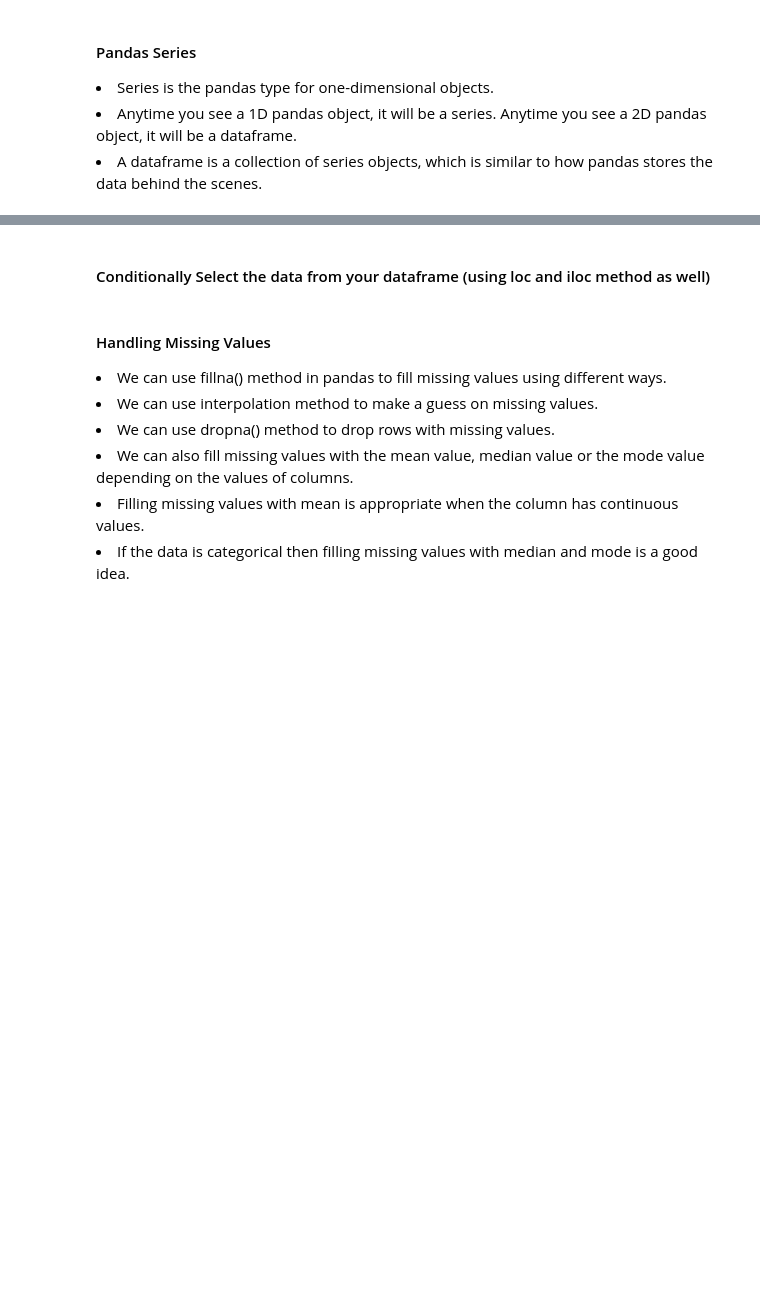
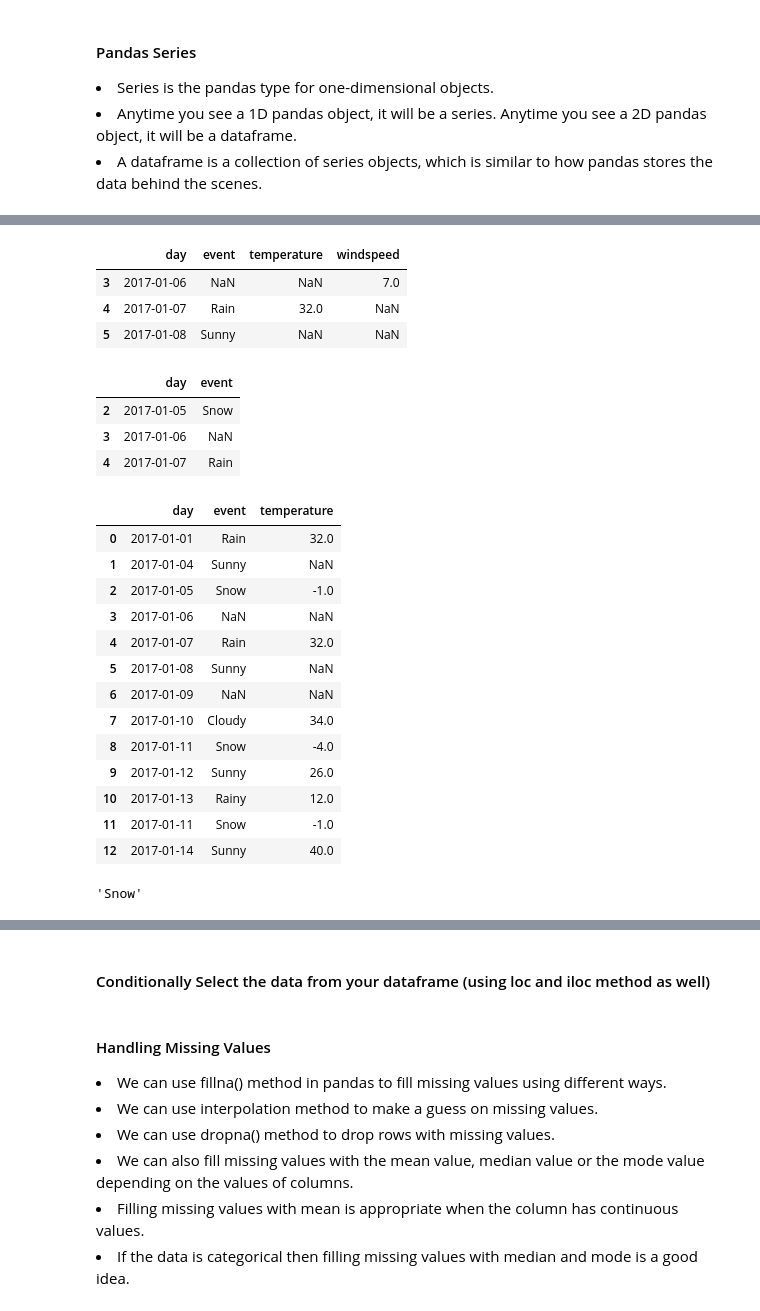
Before and after one commit to prabhat-123/Python_For_Data_Science, a Jupyter notebook: pandas_basics.ipynb, the cells around one changed output, grey strips where cells are left out. Cells and saved outputs as stored; diff of their text form; code cells hidden in the pictures; blank space fills up the shorter version.

Commit message:
selecting rows, selecting columns, dropping columns in pandas dataframe

```diff
--- a/pandas_basics.ipynb
+++ b/pandas_basics.ipynb
@@ -708,0 +984,3 @@ df["column_name"]
+# %%
+weather_df.reset_index(inplace = True)
+weather_df.head()
@@ -708,0 +994,3 @@ df["column_name"]
+# %%
+weather_df.set_index('event', inplace = True)
+weather_df.head()
@@ -708,0 +1018,3 @@ df["column_name"]
+# %%
+weather_df = weather_df.reset_index().set_index('day')
+weather_df.head()
@@ -709,2 +1043,39 @@ df["column_name"]
+# %%
+weather_df.reset_index(inplace = True)
+# %%
+weather_df[3:6]
+# %% [output]
+|  | day | event | temperature | windspeed |
+| 3 | 2017-01-06 | NaN | NaN | 7.0 |
+| 4 | 2017-01-07 | Rain | 32.0 | NaN |
+| 5 | 2017-01-08 | Sunny | NaN | NaN |
+# %%
+weather_df.iloc[2:5, :2]
+# %% [output]
+|  | day | event |
+| 2 | 2017-01-05 | Snow |
+| 3 | 2017-01-06 | NaN |
+| 4 | 2017-01-07 | Rain |
+# %%
+weather_df.iloc[:,:3]
+# %% [output]
+|  | day | event | temperature |
+| 0 | 2017-01-01 | Rain | 32.0 |
+| 1 | 2017-01-04 | Sunny | NaN |
+| 2 | 2017-01-05 | Snow | -1.0 |
+| 3 | 2017-01-06 | NaN | NaN |
+| 4 | 2017-01-07 | Rain | 32.0 |
+| 5 | 2017-01-08 | Sunny | NaN |
+| 6 | 2017-01-09 | NaN | NaN |
+| 7 | 2017-01-10 | Cloudy | 34.0 |
+| 8 | 2017-01-11 | Snow | -4.0 |
+| 9 | 2017-01-12 | Sunny | 26.0 |
+| 10 | 2017-01-13 | Rainy | 12.0 |
+| 11 | 2017-01-11 | Snow | -1.0 |
+| 12 | 2017-01-14 | Sunny | 40.0 |
+# %%
+weather_df.iloc[11,1]
+# %% [output]
+'Snow'
 # %% [markdown]
 #### Datatype Conversion In Pandas
```
Also changed, not shown: parts of 49 cells of this notebook, 4 other files.
